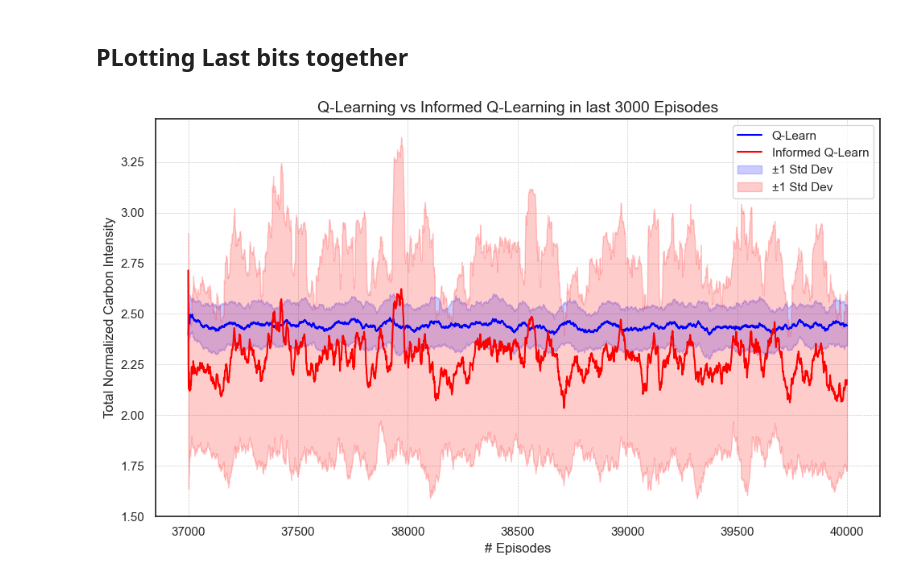
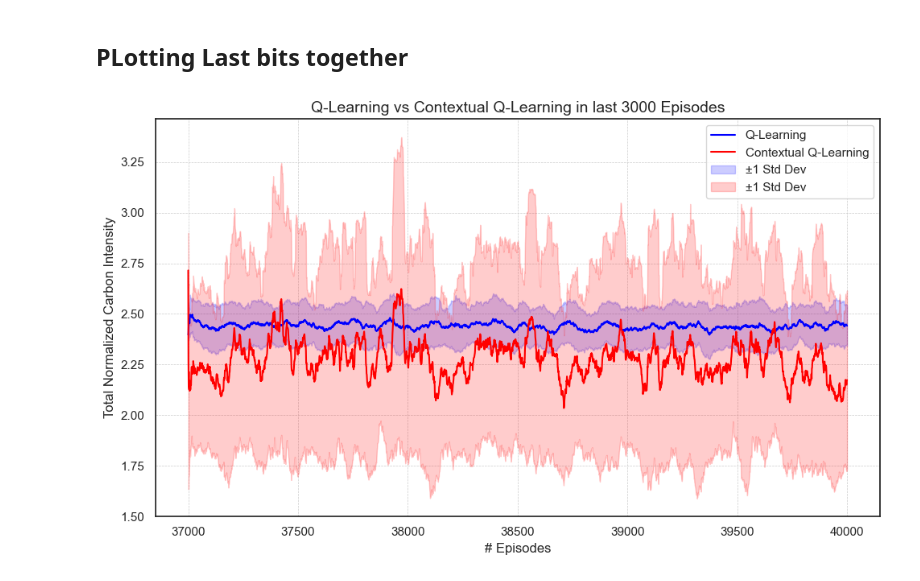
Before and after one commit to justinband/green-scheduling, a Jupyter notebook: q-learn-latency.ipynb, the cells around one changed output. Cells and saved outputs as stored; diff of their text form; code cells hidden in the pictures.

```diff
--- a/q-learn-latency.ipynb
+++ b/q-learn-latency.ipynb
@@ -201,37 +207,37 @@ def plot_last_losses(loss1, loss2, label1, label2, min_episode, title):
              label=label1)
     plt.plot(episodes,
              smoothed2,
              color='red',
              label=label2)
     plt.fill_between(episodes,
                     smoothed1 - std_dev_1,
                     smoothed1 + std_dev_1,
                     color='blue',
                     alpha=0.2,
                     label='±1 Std Dev')
     plt.fill_between(episodes,
                     smoothed2 - std_dev_2,
                     smoothed2 + std_dev_2,
                     color='red',
                     alpha=0.2,
                     label='±1 Std Dev')
 
     plt.title(title, fontsize=14)
     plt.xlabel("# Episodes", fontsize=12)
     plt.ylabel("Total Normalized Carbon Intensity", fontsize=12)
     plt.legend()
     plt.grid(True, linestyle='--', linewidth=0.5)
     plt.tight_layout()
     plt.show()
 
 plot_last_losses(loss1=u_qlearn_losses,
                  loss2=i_qlearn_losses,
-                 label1="Q-Learn",
-                 label2="Informed Q-Learn",
+                 label1="Q-Learning",
+                 label2="Contextual Q-Learning",
                  min_episode=MIN_EPISODE,
-                 title=f"Q-Learning vs Informed Q-Learning in last {len(avg_uninf_losses) - MIN_EPISODE} Episodes")
+                 title=f"Q-Learning vs Contextual Q-Learning in last {len(avg_uninf_losses) - MIN_EPISODE} Episodes")
 # %% [output]
-[figure, old version]
+[figure, new version]
 # %%
 SEEDS
 # %% [output]
```
Also changed, not shown: parts of 3 cells of this notebook, 1 other file.
